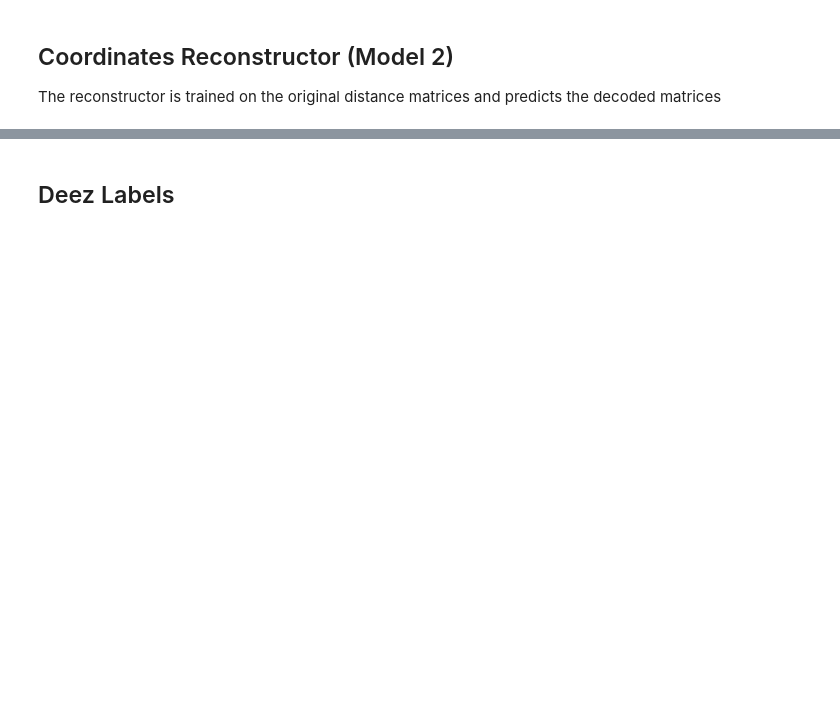
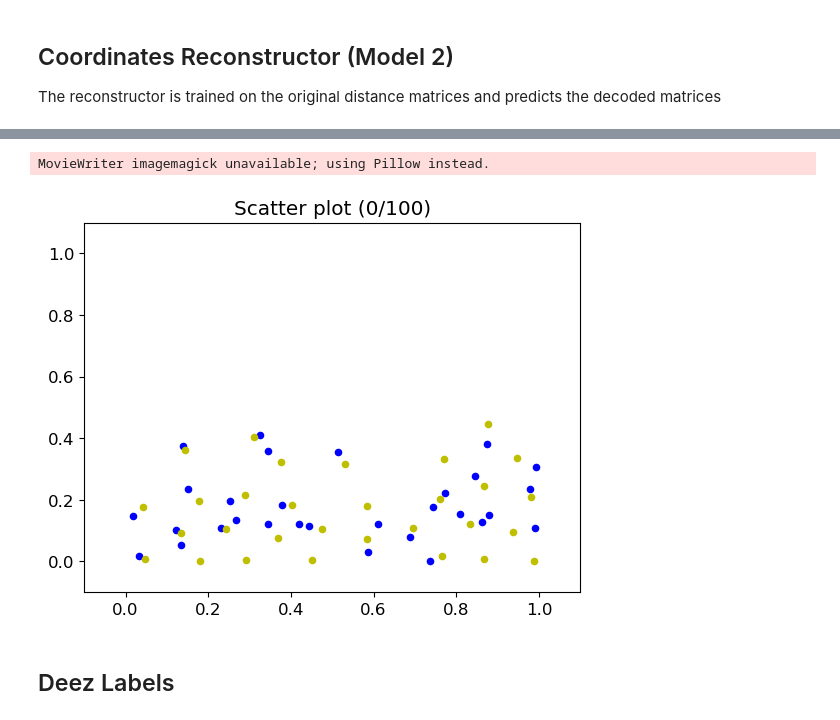
Before and after one commit to group9ine/variational-autoencoders, a Jupyter notebook: DistMatConv2D.ipynb, the cells around one changed output, grey strips where cells are left out. Drawn from its saved outputs; the diff is of its cells as text; code cells hidden in the pictures; blank space fills up the shorter version.

```diff
--- a/DistMatConv2D.ipynb
+++ b/DistMatConv2D.ipynb
@@ -431,4 +431,4 @@ reconstruction.compile(optimizer=keras.optimizers.Adam(learning_rate=0.0001),los
 # %%
-fit=reconstruction.fit(trainset_mat, trainset_conf, epochs=30, batch_size=128, verbose=2)
+fit=reconstruction.fit(decoded_train, trainset_conf, epochs=30, batch_size=128, verbose=2)
 # %% [output]
 Epoch 1/30
@@ -477,25 +486,28 @@ ax.set_ylim(-0.15,1.15)
 # %%
 from matplotlib.animation import FuncAnimation
 
 # Create the figure and axis objects
 fig, ax = plt.subplots()
 
 nframes = 100
 
 # Define the animation function
 def update(ind):
     ax.clear()
-    plt.scatter(rec_test[ind,:,0]*l, rec_test[ind,:,1]*l, s=20, c="b")
-    plt.scatter(testset_conf[ind,:,0]*l, testset_conf[ind,:,1]*l, s=20, c="y")
+    plt.scatter(rec_test[ind,:,0]*l, rec_test[ind,:,1]*l, s=30, c="b")
+    plt.scatter(testset_conf[ind,:,0]*l, testset_conf[ind,:,1]*l, s=30, c="y")
     ax.set_title(f"Scatter plot ({ind}/{nframes})")
     ax.set_xlim(-0.1,1.1)
     ax.set_ylim(-0.1,1.1)
 
 # Create the animation
 animation = FuncAnimation(fig, update, frames=nframes, interval=400)
 
 # Save the animation as a GIF
 animation.save("conv2dist.gif", writer="imagemagick")
+# %% [output]
+MovieWriter imagemagick unavailable; using Pillow instead.
+[figure, added]
 # %% [markdown]
 ## Deez Labels
 # %%
```
Also changed, not shown: parts of 24 cells of this notebook.
